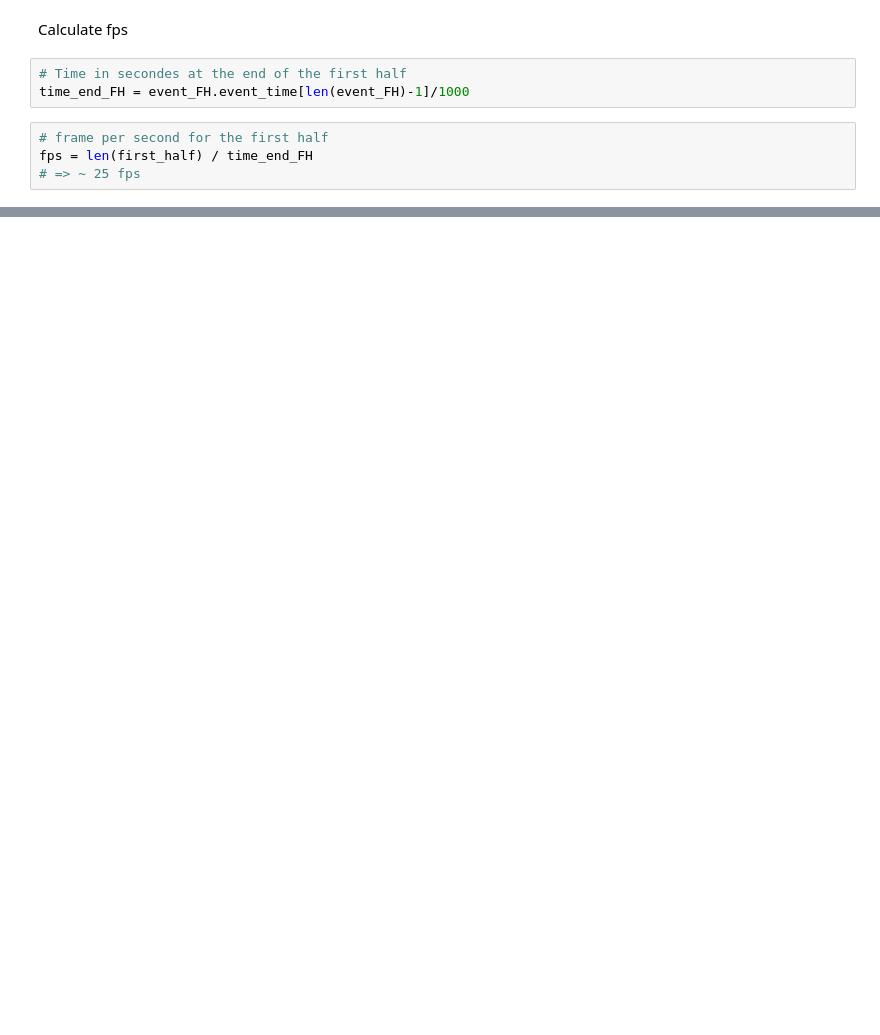
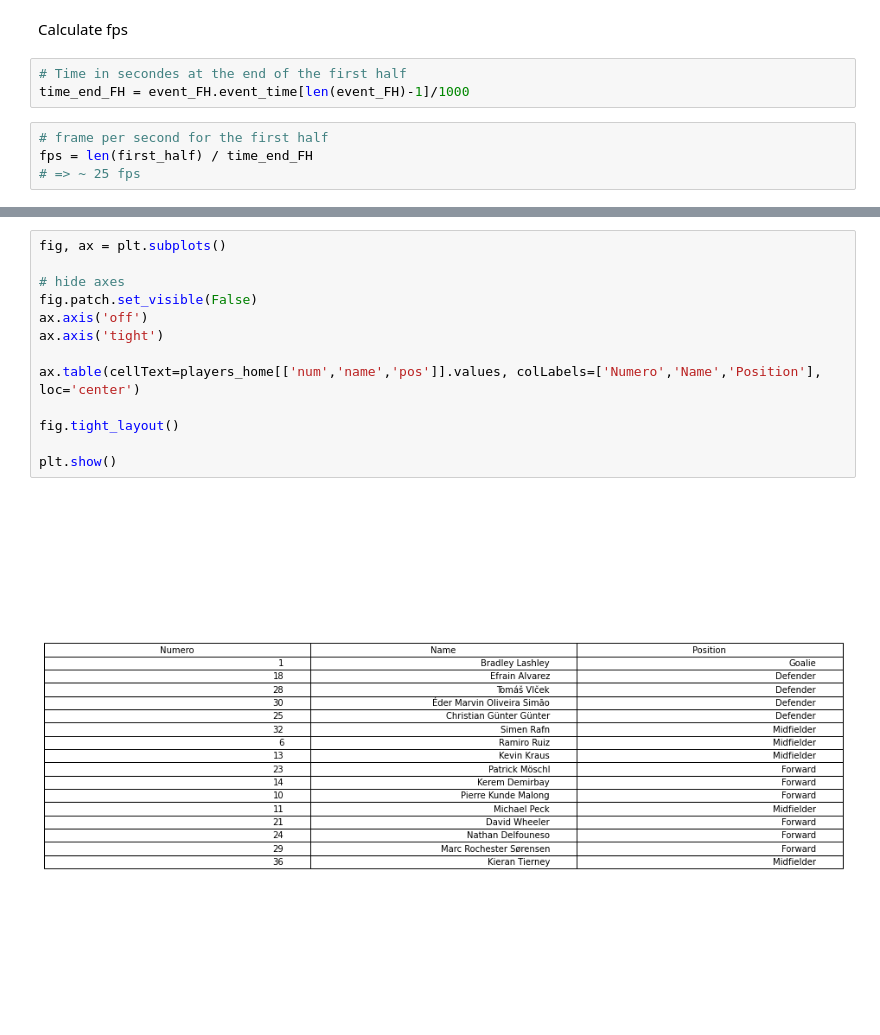
Before and after one commit to claireseceh/tracking-football, a Jupyter notebook: main.ipynb, the cells around one changed output, grey strips where cells are left out. Cells and saved outputs as stored; diff of their text form; blank space fills up the shorter version.

```diff
--- a/main.ipynb
+++ b/main.ipynb
@@ -209,0 +215,15 @@ fps = len(first_half) / time_end_FH
+# %%
+fig, ax = plt.subplots()
+
+# hide axes
+fig.patch.set_visible(False)
+ax.axis('off')
+ax.axis('tight')
+
+ax.table(cellText=players_home[['num','name','pos']].values, colLabels=['Numero','Name','Position'], loc='center')
+
+fig.tight_layout()
+
+plt.show()
+# %% [output]
+[figure, added]
```
Also changed, not shown: parts of 18 cells of this notebook.
